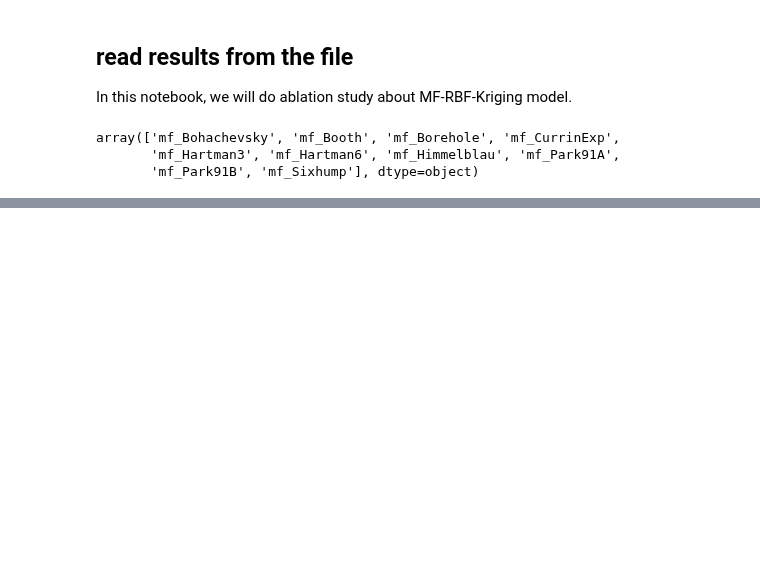
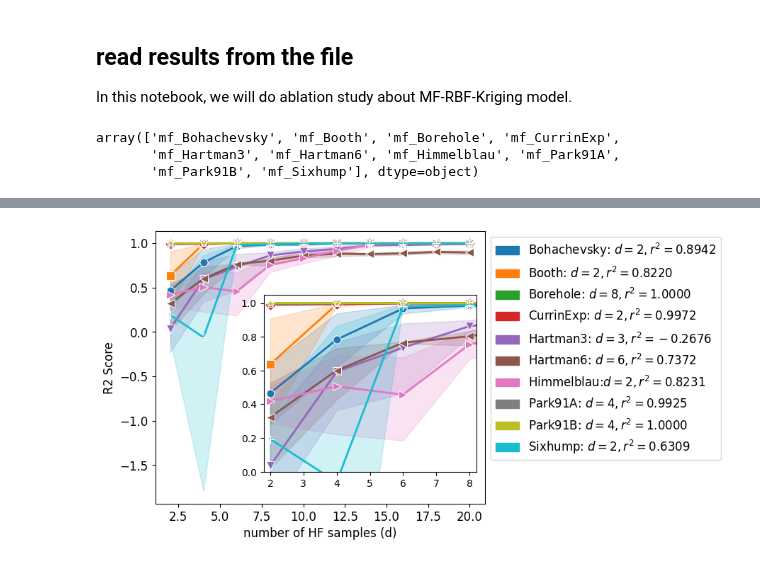
Before and after one commit to bessagroup/mfbml, a Jupyter notebook: studies/Data_scarce_comprehensive_experiments/MF_RBF_Kriging_experiments/results_analysis/ablation_study.ipynb, the cells around one changed output, grey strips where cells are left out. Cells and saved outputs as stored; diff of their text form; code cells hidden in the pictures; blank space fills up the shorter version.

```diff
--- a/studies/Data_scarce_comprehensive_experiments/MF_RBF_Kriging_experiments/results_analysis/ablation_study.ipynb
+++ b/studies/Data_scarce_comprehensive_experiments/MF_RBF_Kriging_experiments/results_analysis/ablation_study.ipynb
@@ -88,3 +313,95 @@ plt.show()
+# %%
+# Define colors corresponding to each problem
+colors = {
+    "mf_Bohachevsky": "#1f77b4",
+    "mf_Booth": "#ff7f0e",
+    "mf_Borehole": "#2ca02c",
+    "mf_CurrinExp": "#d62728",
+    "mf_Hartman3": "#9467bd",
+    "mf_Hartman6": "#8c564b",
+    "mf_Himmelblau": "#e377c2",
+    "mf_Park91A": "#7f7f7f",
+    "mf_Park91B": "#bcbd22",
+    "mf_Sixhump": "#17becf",
+}
+markers = {
+    "mf_Bohachevsky": "o",
+    "mf_Booth": "s",
+    "mf_Borehole": "^",
+    "mf_CurrinExp": "D",
+    "mf_Hartman3": "v",
+    "mf_Hartman6": "<",
+    "mf_Himmelblau": ">",
+    "mf_Park91A": "p",
+    "mf_Park91B": "*",
+    "mf_Sixhump": "+",
+}
+
+# plot the influence of num_hf on r2
+fig, ax = plt.subplots(1, 1, figsize=(6, 5))
+for problem, color in colors.items():
+    subset = mf_rbf_kriging_results_new_100[
+        mf_rbf_kriging_results_new_100["problem"] == problem
+    ]
+    sns.lineplot(
+        x=subset["num_hf"],
+        y=subset["r2"],
+        color=color,
+        label=problem,
+        linewidth=2,
+        marker=markers[problem],
+        markersize=8,  # Adjust the marker size as needed
+        ax=ax,
+    )
+plt.xlabel("number of HF samples (d)", fontsize=12)
+plt.ylabel("R2 Score", fontsize=12)
+plt.xticks(fontsize=12)
+plt.yticks(fontsize=12)
+
+# Add a subplot on top
+# Adjust the [left, bottom, width, height] values as needed
+ax_inset = plt.axes([0.38, 0.2, 0.5, 0.5])
+for problem, color in colors.items():
+    subset = mf_rbf_kriging_results_new_100[
+        mf_rbf_kriging_results_new_100["problem"] == problem
+    ]
+    sns.lineplot(
+        x=subset["num_hf"],
+        y=subset["r2"],
+        color=color,
+        label=problem,
+        linewidth=2,
+        marker=markers[problem],
+        markersize=8,  # Adjust the marker size as needed
+        ax=ax_inset,
+    )
+ax_inset.set_xlim([1.8, 8.2])
+ax_inset.set_ylim([0, 1.05])
+ax_inset.legend().set_visible(False)
+ax_inset.set_xlabel("")
+ax_inset.set_ylabel("")
+
+# Set the custom legend
+legend_elements = [
+    Patch(color="#1f77b4", label=r"Bohachevsky: $d=2, r^2=0.8942$"),
+    Patch(color="#ff7f0e", label=r"Booth: $d=2, r^2=0.8220$"),
+    Patch(color="#2ca02c", label=r"Borehole: $d=8, r^2=1.0000$"),
+    Patch(color="#d62728", label=r"CurrinExp: $d=2, r^2=0.9972$"),
+    Patch(color="#9467bd", label=r"Hartman3: $d=3, r^2=-0.2676$"),
+    Patch(color="#8c564b", label=r"Hartman6: $d=6, r^2=0.7372$"),
+    Patch(color="#e377c2", label=r"Himmelblau:$ d=2, r^2=0.8231$"),
+    Patch(color="#7f7f7f", label=r"Park91A: $d=4, r^2=0.9925$"),
+    Patch(color="#bcbd22", label=r"Park91B: $d=4, r^2=1.0000$"),
+    Patch(color="#17becf", label=r"Sixhump: $d=2, r^2=0.6309$"),
+]
+ax.legend(handles=legend_elements, loc="upper left", bbox_to_anchor=(1, 1), fontsize=12)
+plt.savefig("mf_rbf_kriging_correlation_influence.png", dpi=300, bbox_inches="tight")
+plt.savefig("mf_rbf_kriging_correlation_influence.pdf", dpi=300, bbox_inches="tight")
+plt.savefig("mf_rbf_kriging_correlation_influence.svg", dpi=300, bbox_inches="tight")
+
+plt.show()
+# %% [output]
+[figure, added]
 # %%
 # select mf_Hartman3 function
 mf_rbf_kriging_results_hartman3 = mf_rbf_kriging_results[
```
Also changed, not shown: parts of 11 cells of this notebook, 24 other files.
